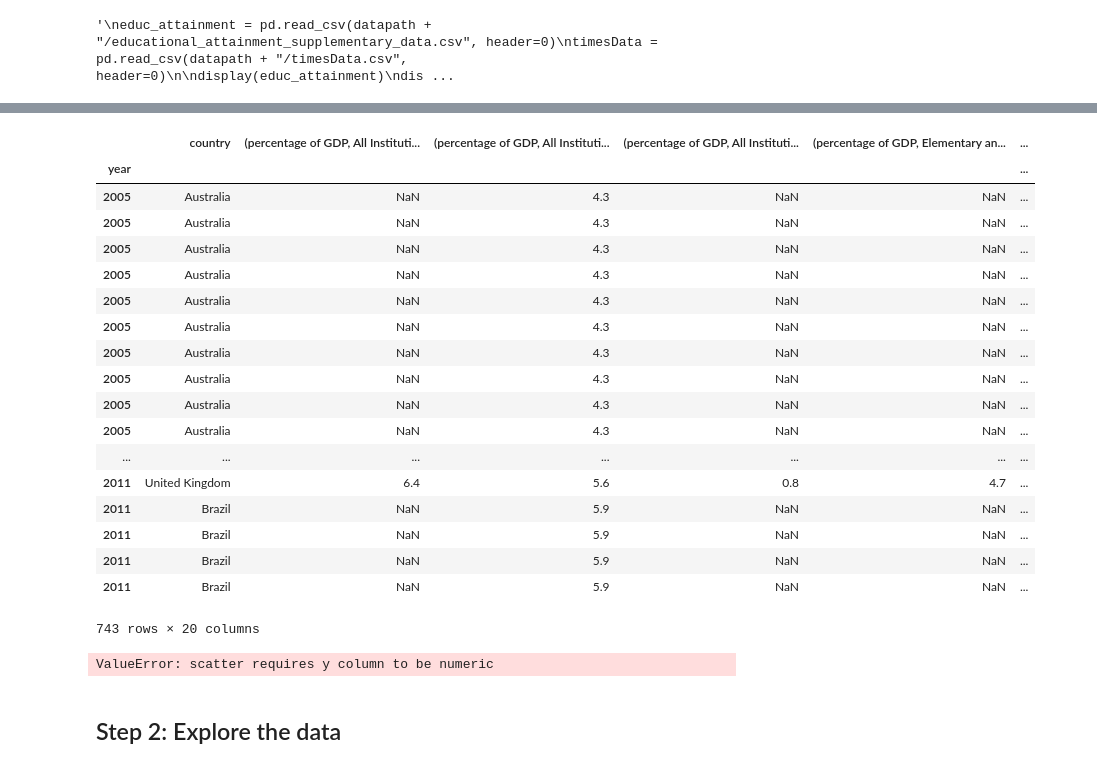
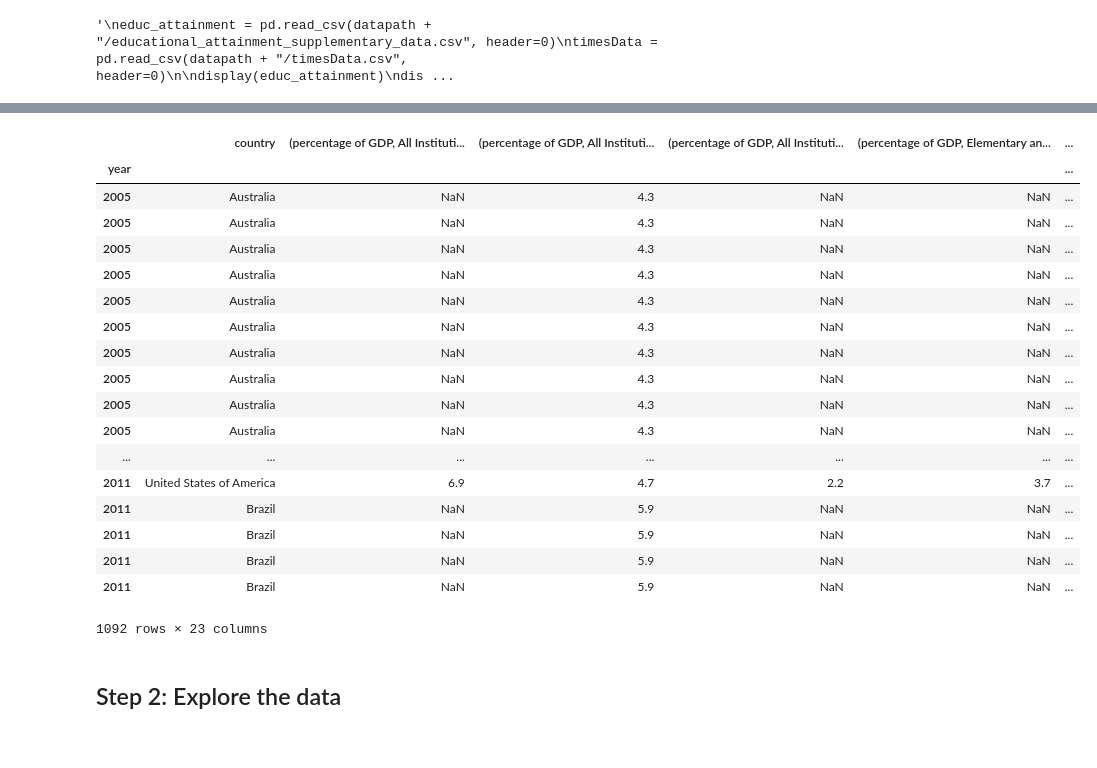
Before and after one commit to AjayvirS/uni-ranking, a Jupyter notebook: ex3.ipynb, the cells around one changed output, grey strips where cells are left out. Cells and saved outputs as stored; diff of their text form; code cells hidden in the pictures.

```diff
--- a/ex3.ipynb
+++ b/ex3.ipynb
@@ -145,31 +150,44 @@ educ_expenditure_processed
 |  | Brazil | NaN | 5.9 | NaN | NaN | 4.4 | NaN | ... |
 |  | Russia | 4.6 | 3.9 | 0.7 | 2.1 | 2.0 | 0.1 | ... |
 222 rows × 9 columns
-# %%
-uni_exp=educ_expenditure_processed.merge(shanghai, on = ["year", "country"]).copy()
-#print(uni_exp.columns)
-display(uni_exp)
-uni_exp.plot([('percentage of GDP', 'All Institutions', 'Public')], "world_rank", kind="scatter")
-# %% [output]
-|  | country | (percentage of GDP, All Instituti... | (percentage of GDP, All Instituti... | (percentage of GDP, All Instituti... | (percentage of GDP, Elementary an... | ... |
-| year |  |  |  |  |  | ... |
-| 2005 | Australia | NaN | 4.3 | NaN | NaN | ... |
-| 2005 | Australia | NaN | 4.3 | NaN | NaN | ... |
-| 2005 | Australia | NaN | 4.3 | NaN | NaN | ... |
-| 2005 | Australia | NaN | 4.3 | NaN | NaN | ... |
-| 2005 | Australia | NaN | 4.3 | NaN | NaN | ... |
-| 2005 | Australia | NaN | 4.3 | NaN | NaN | ... |
-| 2005 | Australia | NaN | 4.3 | NaN | NaN | ... |
-| 2005 | Australia | NaN | 4.3 | NaN | NaN | ... |
-| 2005 | Australia | NaN | 4.3 | NaN | NaN | ... |
-| 2005 | Australia | NaN | 4.3 | NaN | NaN | ... |
-| ... | ... | ... | ... | ... | ... | ... |
-| 2011 | United Kingdom | 6.4 | 5.6 | 0.8 | 4.7 | ... |
-| 2011 | Brazil | NaN | 5.9 | NaN | NaN | ... |
-| 2011 | Brazil | NaN | 5.9 | NaN | NaN | ... |
-| 2011 | Brazil | NaN | 5.9 | NaN | NaN | ... |
-| 2011 | Brazil | NaN | 5.9 | NaN | NaN | ... |
-743 rows × 20 columns
-ValueError: scatter requires y column to be numeric
+# %%
+uni_exp=educ_expenditure_processed.merge(shanghai, on = ["year", "country"]).copy()
+#print(uni_exp.columns)
+uni_exp["world_rank_min"] = uni_exp["world_rank"].str.split("-").str[0].astype(int)
+uni_exp["world_rank_max"] = uni_exp["world_rank"].str.split("-").str[-1].astype(int)
+
+# display(uni_exp[uni_exp["world_rank_max"]<=uni_exp["world_rank_min"]])
+
+"""
+zip_between = zip(
+    uni_exp["world_rank"].str.split("-").str[0].astype(int),
+    uni_exp["world_rank"].str.split("-").str[-1].astype(int)
+)
+"""
+
+uni_exp['world_rank_rand_between'] = uni_exp.apply(lambda x: np.random.randint(x.world_rank_min, x.world_rank_max + 1), axis=1)
+
+
+display(uni_exp)
+# %% [output]
+|  | country | (percentage of GDP, All Instituti... | (percentage of GDP, All Instituti... | (percentage of GDP, All Instituti... | (percentage of GDP, Elementary an... | ... |
+| year |  |  |  |  |  | ... |
+| 2005 | Australia | NaN | 4.3 | NaN | NaN | ... |
+| 2005 | Australia | NaN | 4.3 | NaN | NaN | ... |
+| 2005 | Australia | NaN | 4.3 | NaN | NaN | ... |
+| 2005 | Australia | NaN | 4.3 | NaN | NaN | ... |
+| 2005 | Australia | NaN | 4.3 | NaN | NaN | ... |
+| 2005 | Australia | NaN | 4.3 | NaN | NaN | ... |
+| 2005 | Australia | NaN | 4.3 | NaN | NaN | ... |
+| 2005 | Australia | NaN | 4.3 | NaN | NaN | ... |
+| 2005 | Australia | NaN | 4.3 | NaN | NaN | ... |
+| 2005 | Australia | NaN | 4.3 | NaN | NaN | ... |
+| ... | ... | ... | ... | ... | ... | ... |
+| 2011 | United States of America | 6.9 | 4.7 | 2.2 | 3.7 | ... |
+| 2011 | Brazil | NaN | 5.9 | NaN | NaN | ... |
+| 2011 | Brazil | NaN | 5.9 | NaN | NaN | ... |
+| 2011 | Brazil | NaN | 5.9 | NaN | NaN | ... |
+| 2011 | Brazil | NaN | 5.9 | NaN | NaN | ... |
+1092 rows × 23 columns
 # %% [markdown]
 ## Step 2: Explore the data
```
Also changed, not shown: parts of 3 cells of this notebook.
